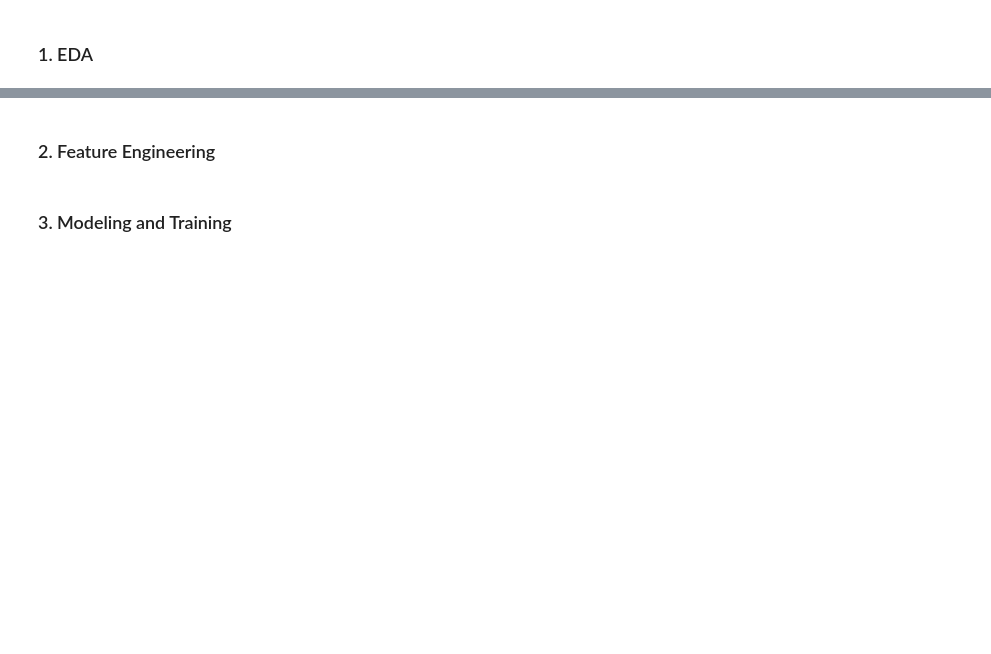
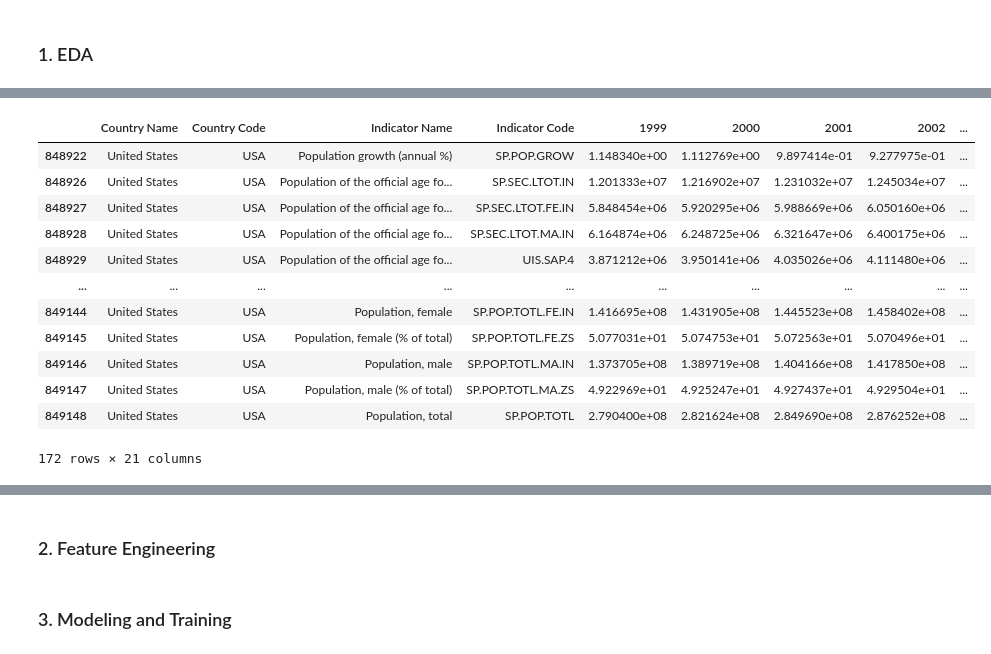
Before and after one commit to aKravtschenko/edstats-ml-analysis, a Jupyter notebook: global_education_economic_analysis.ipynb, the cells around one changed output, grey strips where cells are left out. Drawn from its saved outputs; the diff is of its cells as text; code cells hidden in the pictures; blank space fills up the shorter version.

```diff
--- a/global_education_economic_analysis.ipynb
+++ b/global_education_economic_analysis.ipynb
@@ -815,0 +672,18 @@ df.tail(20)
+# %%
+#df_data[df_data["Country Code"] == "USA"]
+df_filled_data = df_data.loc[(df_data[year_columns].notna().all(axis=1)) & (df_data["Country Code"] == "USA") & (df_data["Indicator Name"].str.contains("population", case=False))]
+df_filled_data
+# %% [output]
+|  | Country Name | Country Code | Indicator Name | Indicator Code | 1999 | 2000 | 2001 | 2002 | ... |
+| 848922 | United States | USA | Population growth (annual %) | SP.POP.GROW | 1.148340e+00 | 1.112769e+00 | 9.897414e-01 | 9.277975e-01 | ... |
+| 848926 | United States | USA | Population of the official age fo... | SP.SEC.LTOT.IN | 1.201333e+07 | 1.216902e+07 | 1.231032e+07 | 1.245034e+07 | ... |
+| 848927 | United States | USA | Population of the official age fo... | SP.SEC.LTOT.FE.IN | 5.848454e+06 | 5.920295e+06 | 5.988669e+06 | 6.050160e+06 | ... |
+| 848928 | United States | USA | Population of the official age fo... | SP.SEC.LTOT.MA.IN | 6.164874e+06 | 6.248725e+06 | 6.321647e+06 | 6.400175e+06 | ... |
+| 848929 | United States | USA | Population of the official age fo... | UIS.SAP.4 | 3.871212e+06 | 3.950141e+06 | 4.035026e+06 | 4.111480e+06 | ... |
+| ... | ... | ... | ... | ... | ... | ... | ... | ... | ... |
+| 849144 | United States | USA | Population, female | SP.POP.TOTL.FE.IN | 1.416695e+08 | 1.431905e+08 | 1.445523e+08 | 1.458402e+08 | ... |
+| 849145 | United States | USA | Population, female (% of total) | SP.POP.TOTL.FE.ZS | 5.077031e+01 | 5.074753e+01 | 5.072563e+01 | 5.070496e+01 | ... |
+| 849146 | United States | USA | Population, male | SP.POP.TOTL.MA.IN | 1.373705e+08 | 1.389719e+08 | 1.404166e+08 | 1.417850e+08 | ... |
+| 849147 | United States | USA | Population, male (% of total) | SP.POP.TOTL.MA.ZS | 4.922969e+01 | 4.925247e+01 | 4.927437e+01 | 4.929504e+01 | ... |
+| 849148 | United States | USA | Population, total | SP.POP.TOTL | 2.790400e+08 | 2.821624e+08 | 2.849690e+08 | 2.876252e+08 | ... |
+172 rows × 21 columns
```
Also changed, not shown: parts of 31 cells of this notebook.
